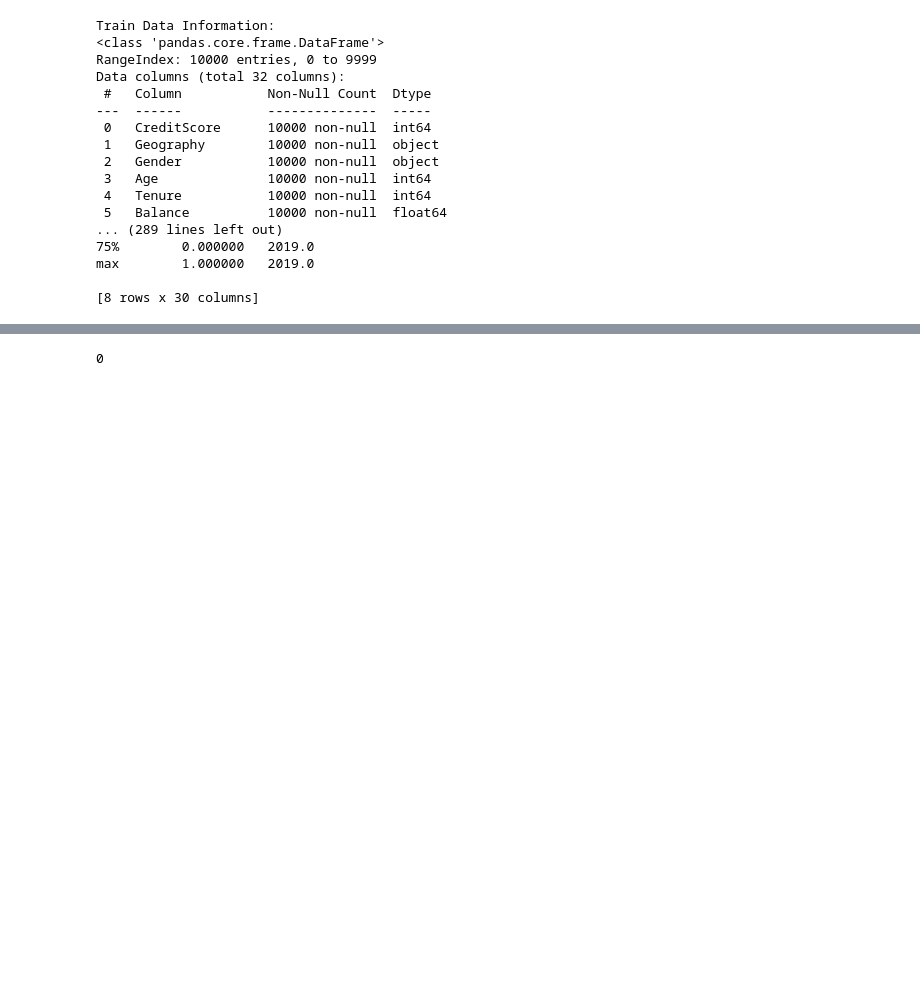
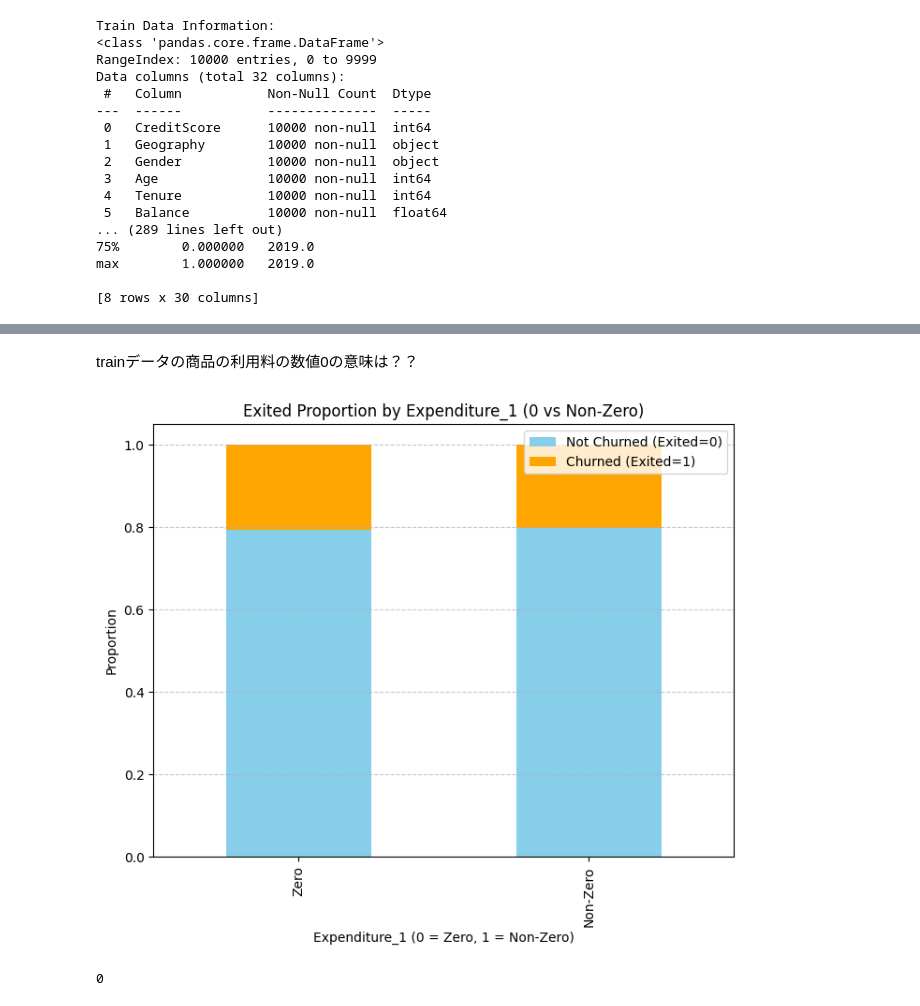
Before and after one commit to Allllisha/ml-predict-churn-datamix-assignment, a Jupyter notebook: notebook/ml_predict_churn_datamix_assignment1.ipynb, the cells around one changed output, grey strips where cells are left out. Drawn from its saved outputs; the diff is of its cells as text; code cells hidden in the pictures; blank space fills up the shorter version.

```diff
--- a/notebook/ml_predict_churn_datamix_assignment1.ipynb
+++ b/notebook/ml_predict_churn_datamix_assignment1.ipynb
@@ -89,3 +139,24 @@ plt.show()
+# %% [markdown]
+trainデータの商品の利用料の数値0の意味は？？
+# %%
+import seaborn as sns
+import matplotlib.pyplot as plt
+
+# expenditure_1 が 0 と 0以外で `Exited` の割合を比較
+train_data['expenditure_1_zero'] = (train_data['expenditure_1'] == 0).astype(int)
+exited_by_expenditure = train_data.groupby('expenditure_1_zero')['Exited'].value_counts(normalize=True).unstack()
+
+# 棒グラフで可視化
+exited_by_expenditure.plot(kind='bar', stacked=True, color=['skyblue', 'orange'], figsize=(8, 6))
+plt.title("Exited Proportion by Expenditure_1 (0 vs Non-Zero)")
+plt.xlabel("Expenditure_1 (0 = Zero, 1 = Non-Zero)")
+plt.ylabel("Proportion")
+plt.xticks([0, 1], ['Zero', 'Non-Zero'])
+plt.legend(["Not Churned (Exited=0)", "Churned (Exited=1)"], loc="upper right")
+plt.grid(axis='y', linestyle='--', alpha=0.7)
+plt.show()
+# %% [output]
+[figure, added]
 # %%
 # テストデータのBalance列で値が-100の個数をカウント
 negative_balance_count = test_data[test_data['Balance'] == -100].shape[0]
```
Also changed, not shown: parts of 30 cells of this notebook.
